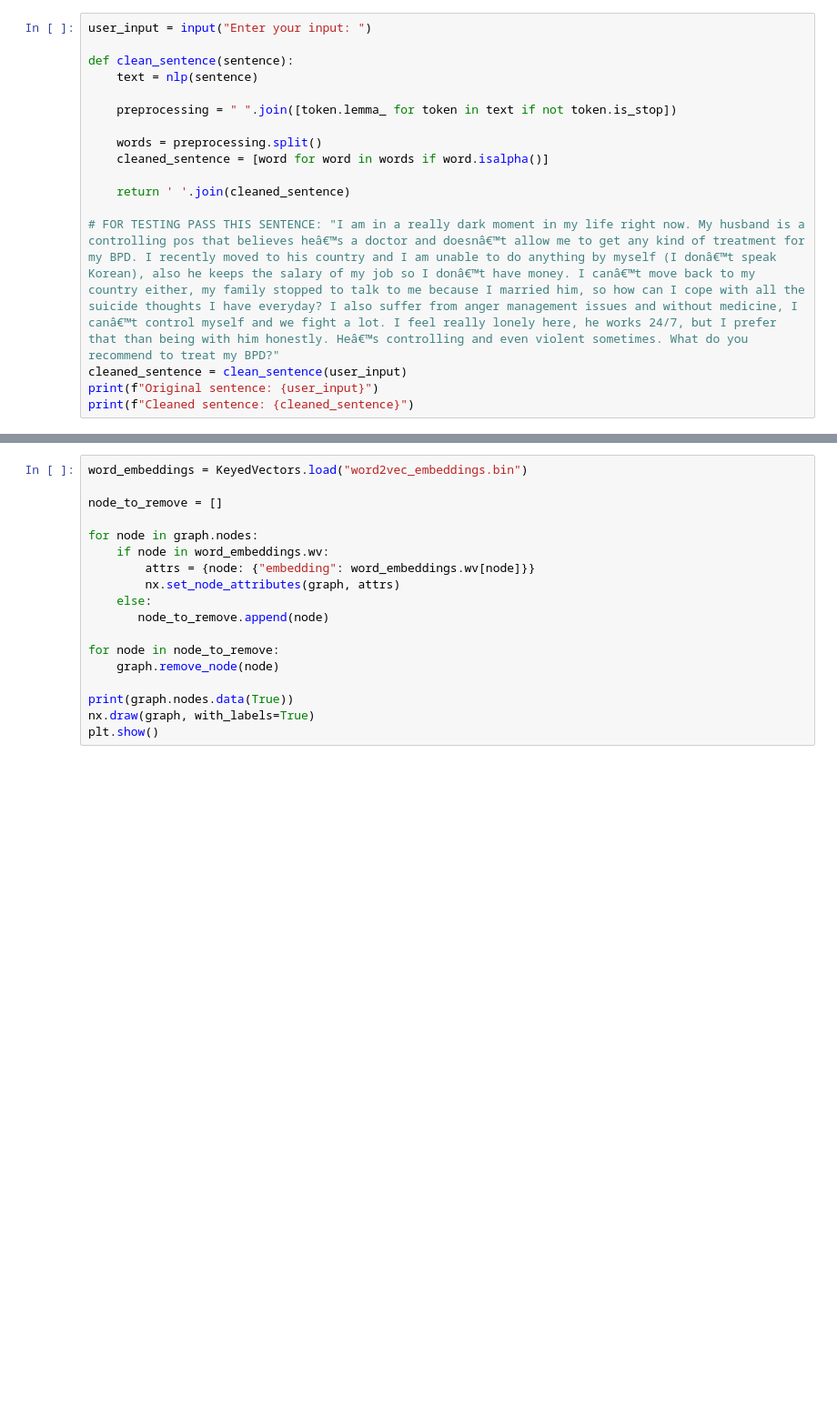
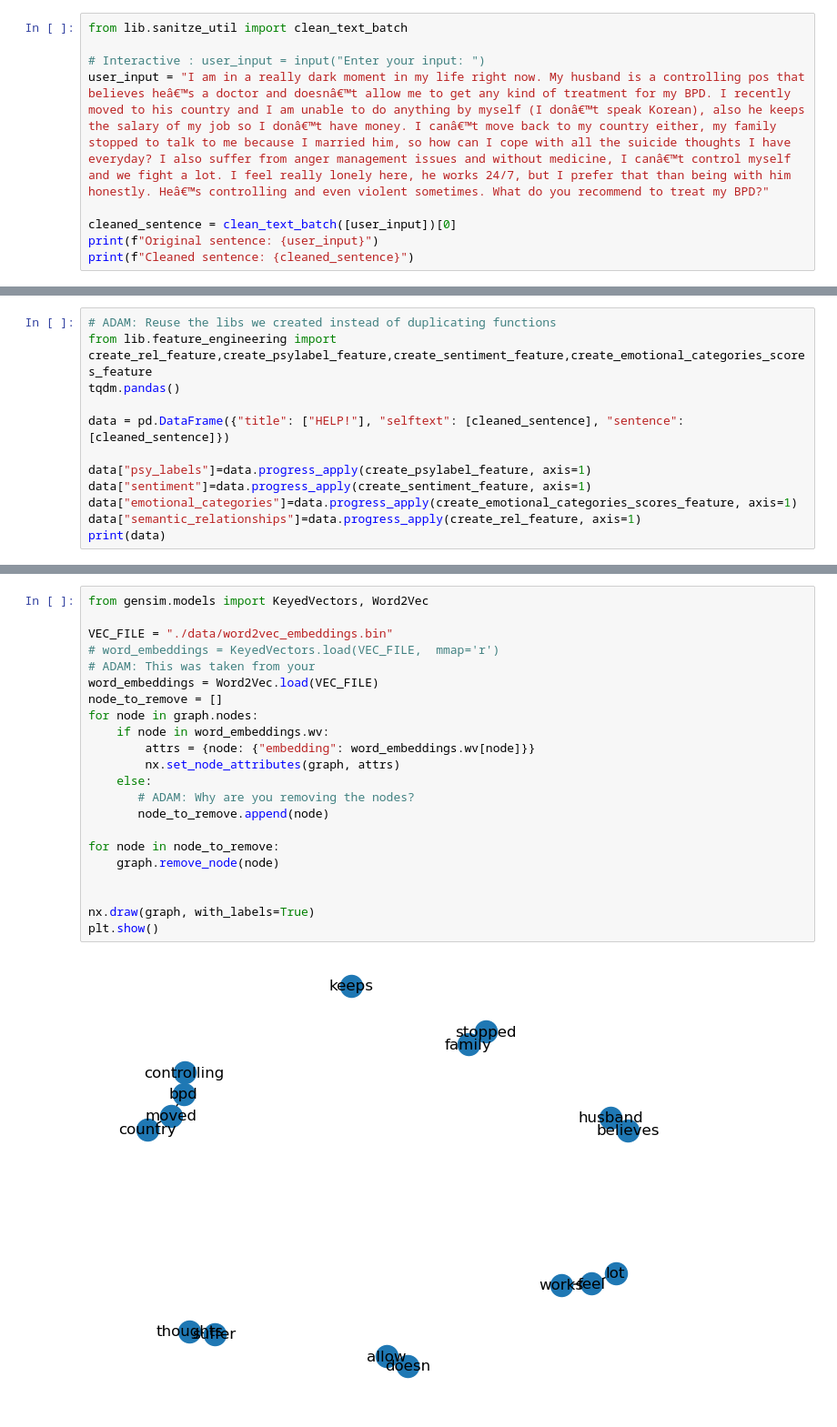
Before and after one commit to BigDataAssignment/mining-large-scale-data, a Jupyter notebook: final_program.ipynb, the cells around one changed output, grey strips where cells are left out. Shown at 91% size. Drawn from its saved outputs; the diff is of its cells as text; blank space fills up the shorter version.

```diff
--- a/final_program.ipynb
+++ b/final_program.ipynb
@@ -25,17 +40,9 @@ psy_ner = spacy.load("./model/psy_ner")
 # %%
-user_input = input("Enter your input: ")
+from lib.sanitze_util import clean_text_batch
 
-def clean_sentence(sentence):
-    text = nlp(sentence)
+# Interactive : user_input = input("Enter your input: ")
+user_input = "I am in a really dark moment in my life right now. My husband is a controlling pos that believes heâ€™s a doctor and doesnâ€™t allow me to get any kind of treatment for my BPD. I recently moved to his country and I am unable to do anything by myself (I donâ€™t speak Korean), also he keeps the salary of my job so I donâ€™t have money. I canâ€™t move back to my country either, my family stopped to talk to me because I married him, so how can I cope with all the suicide thoughts I have everyday? I also suffer from anger management issues and without medicine, I canâ€™t control myself and we fight a lot. I feel really lonely here, he works 24/7, but I prefer that than being with him honestly. Heâ€™s controlling and even violent sometimes. What do you recommend to treat my BPD?"
 
-    preprocessing = " ".join([token.lemma_ for token in text if not token.is_stop])
-
-    words = preprocessing.split()
-    cleaned_sentence = [word for word in words if word.isalpha()]
-
-    return ' '.join(cleaned_sentence)
-
-# FOR TESTING PASS THIS SENTENCE: "I am in a really dark moment in my life right now. My husband is a controlling pos that believes heâ€™s a doctor and doesnâ€™t allow me to get any kind of treatment for my BPD. I recently moved to his country and I am unable to do anything by myself (I donâ€™t speak Korean), also he keeps the salary of my job so I donâ€™t have money. I canâ€™t move back to my country either, my family stopped to talk to me because I married him, so how can I cope with all the suicide thoughts I have everyday? I also suffer from anger management issues and without medicine, I canâ€™t control myself and we fight a lot. I feel really lonely here, he works 24/7, but I prefer that than being with him honestly. Heâ€™s controlling and even violent sometimes. What do you recommend to treat my BPD?"
-cleaned_sentence = clean_sentence(user_input)
+cleaned_sentence = clean_text_batch([user_input])[0]
 print(f"Original sentence: {user_input}")
 print(f"Cleaned sentence: {cleaned_sentence}")
@@ -177,0 +52,12 @@ print(data)
+# %%
+# ADAM: Reuse the libs we created instead of duplicating functions
+from lib.feature_engineering import create_rel_feature,create_psylabel_feature,create_sentiment_feature,create_emotional_categories_scores_feature
+tqdm.pandas()
+
+data = pd.DataFrame({"title": ["HELP!"], "selftext": [cleaned_sentence], "sentence": [cleaned_sentence]})
+
+data["psy_labels"]=data.progress_apply(create_psylabel_feature, axis=1)
+data["sentiment"]=data.progress_apply(create_sentiment_feature, axis=1)
+data["emotional_categories"]=data.progress_apply(create_emotional_categories_scores_feature, axis=1)
+data["semantic_relationships"]=data.progress_apply(create_rel_feature, axis=1)
+print(data)
@@ -226,20 +150,26 @@ plt.show()
 # %%
-word_embeddings = KeyedVectors.load("word2vec_embeddings.bin")
+from gensim.models import KeyedVectors, Word2Vec
 
+VEC_FILE = "./data/word2vec_embeddings.bin"
+# word_embeddings = KeyedVectors.load(VEC_FILE,  mmap='r')
+# ADAM: This was taken from your
+word_embeddings = Word2Vec.load(VEC_FILE)
 node_to_remove = []
-
 for node in graph.nodes:
     if node in word_embeddings.wv:
         attrs = {node: {"embedding": word_embeddings.wv[node]}}
         nx.set_node_attributes(graph, attrs)
     else:
+       # ADAM: Why are you removing the nodes?
        node_to_remove.append(node)
 
 for node in node_to_remove:
     graph.remove_node(node)
 
-print(graph.nodes.data(True))
+
 nx.draw(graph, with_labels=True)
 plt.show()
+# %% [output]
+[figure, added]
 # %%
 node_data = {node: data for node, data in graph.nodes(data=True)}
```
Also changed, not shown: parts of 11 cells of this notebook, 9 other files.
